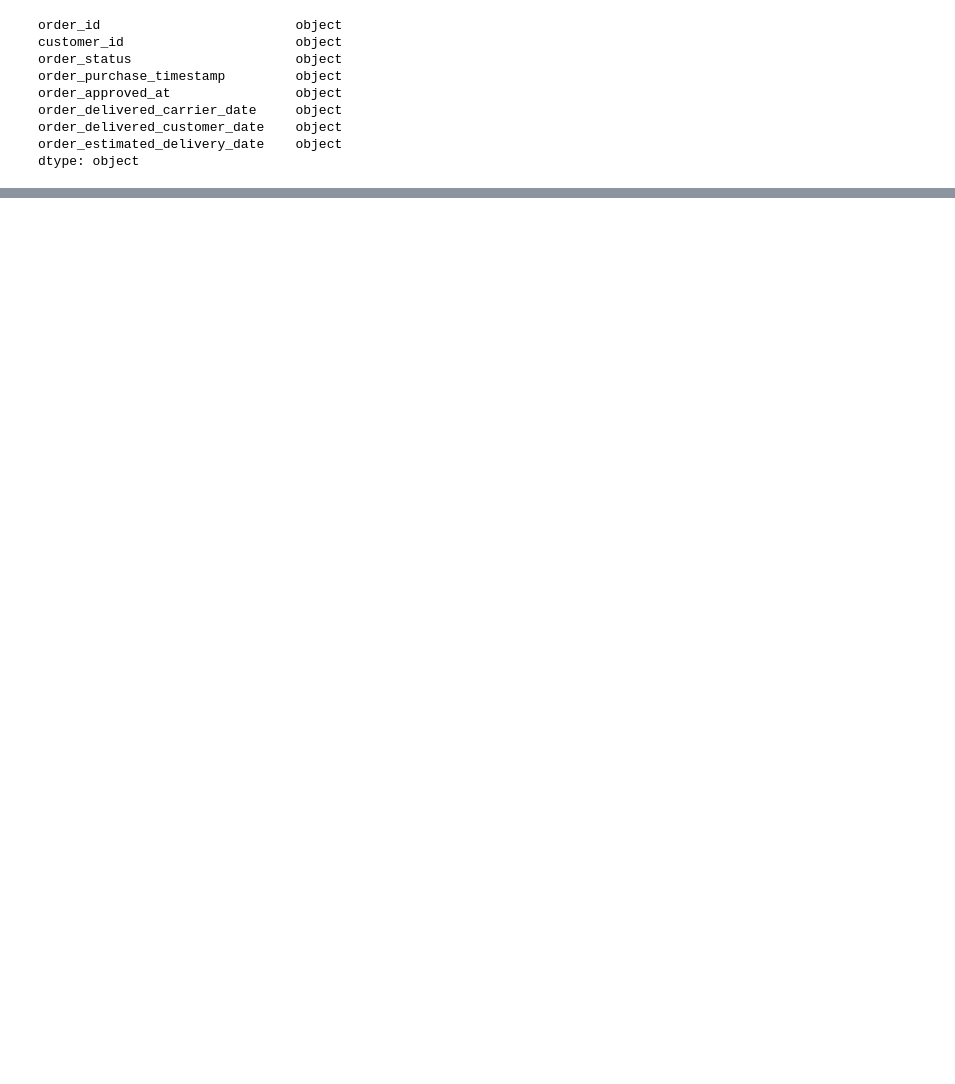
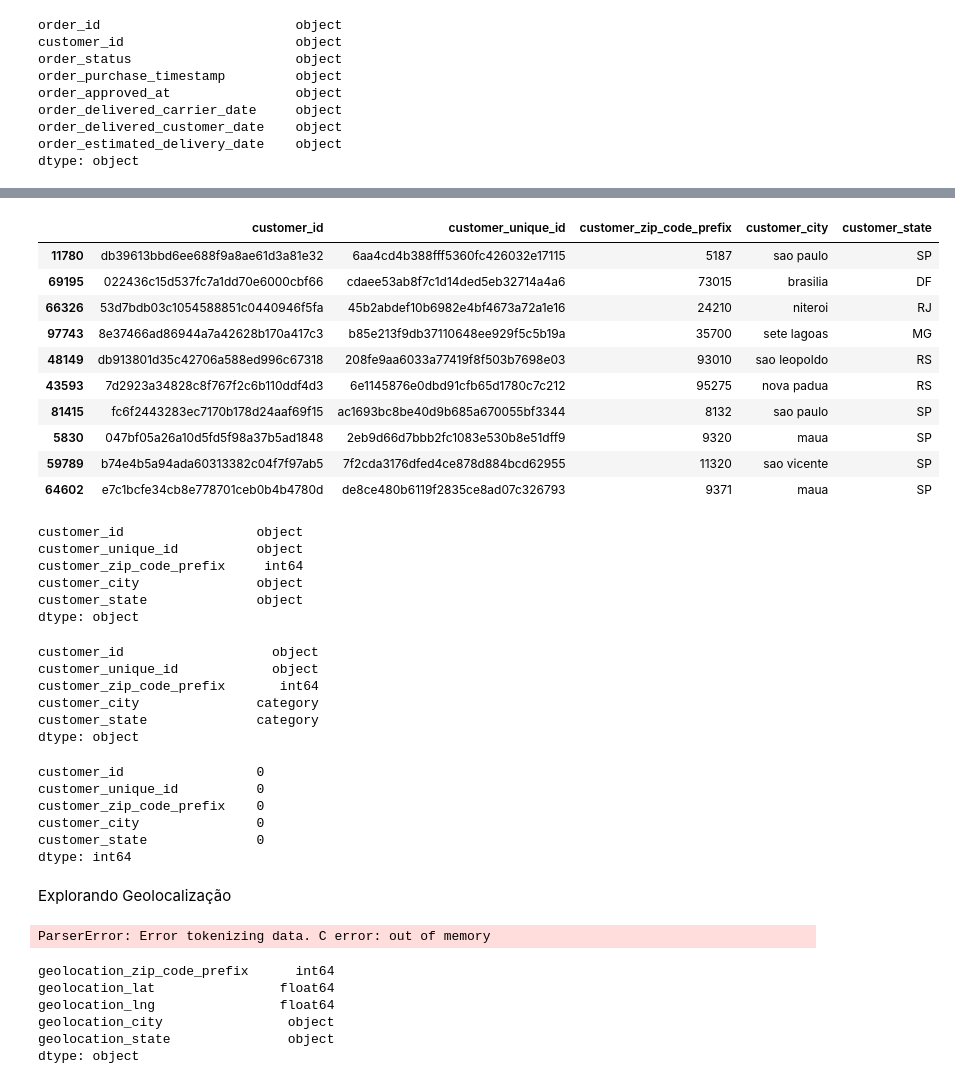
Before and after one commit to bonett1/E-Commerce-Analysis, a Jupyter notebook: olist_notebook.ipynb, the cells around one changed output, grey strips where cells are left out. Saved outputs shown, nothing was run; the diff lists cells and outputs as text; code cells hidden in the pictures; blank space fills up the shorter version.

```diff
--- a/olist_notebook.ipynb
+++ b/olist_notebook.ipynb
@@ -74,0 +115,4 @@ df_orders.head()
+# %%
+#importando Clientes
+df_customers = pd.read_csv('src\olist_customers_dataset.csv')
+df_customers.head()
@@ -74,0 +126,66 @@ df_orders.head()
+# %%
+#pegando uma amostra dos dados
+df_customers.sample(10)
+# %% [output]
+|  | customer_id | customer_unique_id | customer_zip_code_prefix | customer_city | customer_state |
+| 11780 | db39613bbd6ee688f9a8ae61d3a81e32 | 6aa4cd4b388fff5360fc426032e17115 | 5187 | sao paulo | SP |
+| 69195 | 022436c15d537fc7a1dd70e6000cbf66 | cdaee53ab8f7c1d14ded5eb32714a4a6 | 73015 | brasilia | DF |
+| 66326 | 53d7bdb03c1054588851c0440946f5fa | 45b2abdef10b6982e4bf4673a72a1e16 | 24210 | niteroi | RJ |
+| 97743 | 8e37466ad86944a7a42628b170a417c3 | b85e213f9db37110648ee929f5c5b19a | 35700 | sete lagoas | MG |
+| 48149 | db913801d35c42706a588ed996c67318 | 208fe9aa6033a77419f8f503b7698e03 | 93010 | sao leopoldo | RS |
+| 43593 | 7d2923a34828c8f767f2c6b110ddf4d3 | 6e1145876e0dbd91cfb65d1780c7c212 | 95275 | nova padua | RS |
+| 81415 | fc6f2443283ec7170b178d24aaf69f15 | ac1693bc8be40d9b685a670055bf3344 | 8132 | sao paulo | SP |
+| 5830 | 047bf05a26a10d5fd5f98a37b5ad1848 | 2eb9d66d7bbb2fc1083e530b8e51dff9 | 9320 | maua | SP |
+| 59789 | b74e4b5a94ada60313382c04f7f97ab5 | 7f2cda3176dfed4ce878d884bcd62955 | 11320 | sao vicente | SP |
+| 64602 | e7c1bcfe34cb8e778701ceb0b4b4780d | de8ce480b6119f2835ce8ad07c326793 | 9371 | maua | SP |
+# %%
+#verificando tipo dos dados
+df_customers.dtypes
+# %% [output]
+customer_id                 object
+customer_unique_id          object
+customer_zip_code_prefix     int64
+customer_city               object
+customer_state              object
+dtype: object
+# %%
+#convertendo dados
+#Para customer_city
+df_customers['customer_city'] = df_customers['customer_city'].astype('category')
+#Para customer_state
+df_customers['customer_state'] = df_customers['customer_state'].astype('category')
+df_customers.dtypes
+# %% [output]
+customer_id                   object
+customer_unique_id            object
+customer_zip_code_prefix       int64
+customer_city               category
+customer_state              category
+dtype: object
+# %%
+#conferindo nulos
+df_customers.isnull().sum()
+# %% [output]
+customer_id                 0
+customer_unique_id          0
+customer_zip_code_prefix    0
+customer_city               0
+customer_state              0
+dtype: int64
+# %% [markdown]
+Explorando Geolocalização
+# %%
+df_geolocation = pd.read_csv('src\olist_geolocation_dataset.csv')
+df_geolocation.head()
+# %% [output]
+ParserError: Error tokenizing data. C error: out of memory
+# %%
+#verificando tipo dos dados
+df_geolocation.dtypes
+# %% [output]
+geolocation_zip_code_prefix      int64
+geolocation_lat                float64
+geolocation_lng                float64
+geolocation_city                object
+geolocation_state               object
+dtype: object
```
Also changed, not shown: parts of 22 cells of this notebook.
